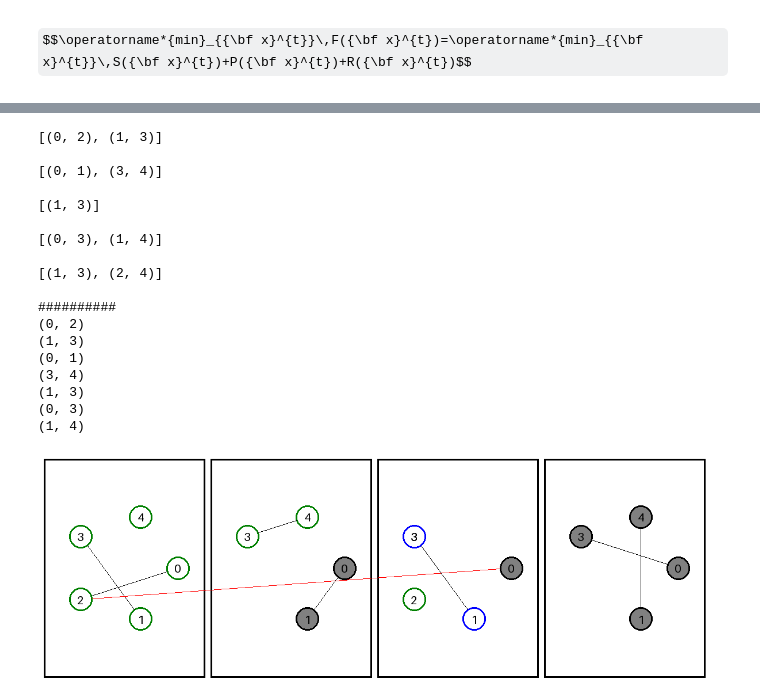
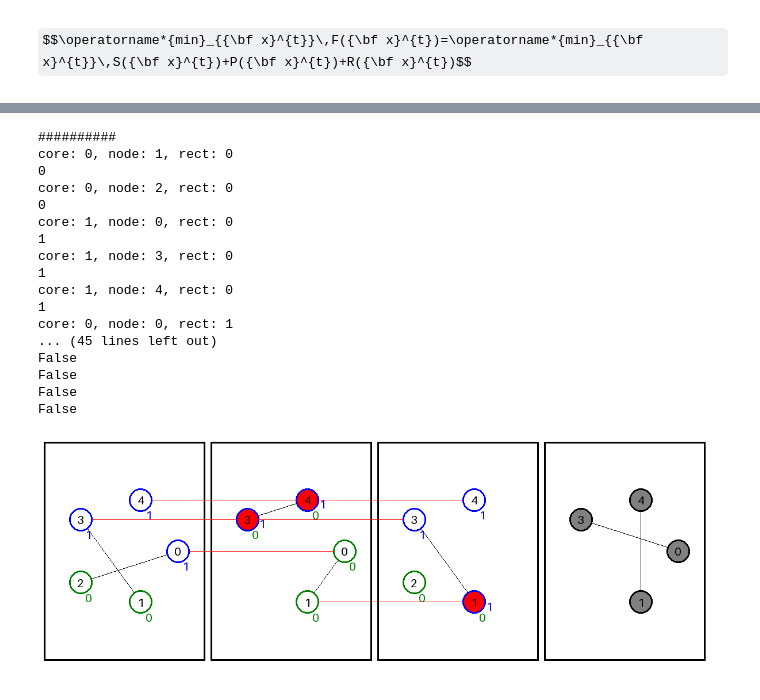
Before and after one commit to gamberoillecito/Mapping-quantum-circuits-to-modular-architectures-with-QUBO, a Jupyter notebook: project.ipynb, the cells around one changed output, grey strips where cells are left out. Cells and saved outputs as stored; diff of their text form; code cells hidden in the pictures; some formulas as TeX source.

Commit message:
corrected issues with lines across slices

```diff
--- a/project.ipynb
+++ b/project.ipynb
@@ -707,7 +707,7 @@ def draw_rect(rect_index):
     # Disegno del rettangolo
     draw.rectangle([rect_x0, rect_y0, rect_x1, rect_y1], outline='black', width=3)
 
-def draw_node(node_index, rect_index, color, fill=None):
+def draw_node(node_index, rect_index, color, core=None, fill=None):
     rect_x0, rect_y0, rect_x1, rect_y1 = get_rect_coords(rect_index)
     # Calcolo delle posizioni dei cerchi in modo circolare
     center_x = (rect_x0 + rect_x1) / 2
@@ -724,9 +724,19 @@ def draw_node(node_index, rect_index, color, fill=None):
     circle_x1 = circle_x + circle_radius
     circle_y1 = circle_y + circle_radius
 
+    anchor = "rt"
+    # the node has already been drawn
+    if all_circle_positions[rect_index][node_index]:
+        fill = "red"
+        anchor = "ld"
+
     # Disegno del cerchio
     draw.ellipse([circle_x0, circle_y0, circle_x1, circle_y1], outline=color, fill=fill, width=3)
     draw.text((circle_x, circle_y), text=str(node_index), font=font, fill="black", align="center", anchor="mm")
+    print(f"core: {core}, node: {node_index}, rect: {rect_index}")
+    if core is not None:
+        print(core)
+        draw.text((circle_x1, circle_y1), text=str(core), font=font, fill=color, align="center", anchor=anchor, font_size=6)
 
     all_circle_positions[rect_index][node_index]  = circle_positions
 
@@ -744,54 +754,73 @@ def draw_edge(nodes, rectangles, color):
 
     pos1 = all_circle_positions[rectangles[0]][nodes[0]]
     pos2 = all_circle_positions[rectangles[1]][nodes[1]]
 
     x1, y1 = pos1
     x2, y2 = pos2
     edge_x1, edge_y1 = get_edge_point(x1, y1, x2, y2, circle_radius)
     edge_x2, edge_y2 = get_edge_point(x2, y2, x1, y1, circle_radius)
     draw.line([edge_x1, edge_y1, edge_x2, edge_y2], fill=color)
 # draw_rect(0)
 # draw_rect(1)
 # draw_node(0,0, 'blue')
 # draw_node(0,1, 'red')
 # draw_node(1,1, 'blue')
 # draw_edge([0, 1], [1, 1])
-for i in mcm.slices:
-    print(i.qubit_connections)
-    print()
+# for i in mcm.slices:
+#     print(i.qubit_connections)
+#     print()
 
 
 print('#'*10)
 colors = ["green", "blue", "yellow", "purple", "orange", "brown"]
 for t, slice in enumerate(solution_graphs):
     draw_rect(t)
     for k, core in enumerate(slice):
         for qubit in core:
-            draw_node(qubit, t, colors[k])
+            draw_node(qubit, t, colors[k], k)
+    # Add intra-slice connections
     for nodes in mcm.slices[t].qubit_connections:
-        print(nodes)
+        # print(nodes)
         draw_edge(nodes, [t,t], "black")
+
+# Add inter-slice edges to show qubits that changed core
+for t, slice in enumerate(solution_graphs):
+    for k, core in enumerate(slice):
+        for qubit in core:
+            done = False
+            for t_follow_int, slice_follow in enumerate(solution_graphs[t+1:]):
+                t_follow = t + t_follow_int + 1
+                print(t == t_follow)
+                for k_follow, core_follow in enumerate(slice_follow):
+                    if qubit in core_follow:
+                        done = True
+                        if k != k_follow:
+                            print(f"k: {k}, k_follow: {k_follow}, qubit: {qubit}, t: {t}, t_follow: {t_follow}")
+                            draw_edge((qubit, qubit), (t, t_follow), "red")
+
+                if done:
+                    break
+
 # print(all_circle_positions[0][0])
 
-draw_edge((2,0), (0,2), 'red')
+# draw_edge((2,0), (0,2), 'red')
 image.show()
 # %% [output]
-[(0, 2), (1, 3)]
-
-[(0, 1), (3, 4)]
-
-[(1, 3)]
-
-[(0, 3), (1, 4)]
-
-[(1, 3), (2, 4)]
-
 ##########
-(0, 2)
-(1, 3)
-(0, 1)
-(3, 4)
-(1, 3)
-(0, 3)
-(1, 4)
+core: 0, node: 1, rect: 0
+0
+core: 0, node: 2, rect: 0
+0
+core: 1, node: 0, rect: 0
+1
+core: 1, node: 3, rect: 0
+1
+core: 1, node: 4, rect: 0
+1
+core: 0, node: 0, rect: 1
+... (45 lines left out)
+False
+False
+False
+False
-[figure, old version]
+[figure, new version]
```
Also changed, not shown: parts of 5 cells of this notebook.
